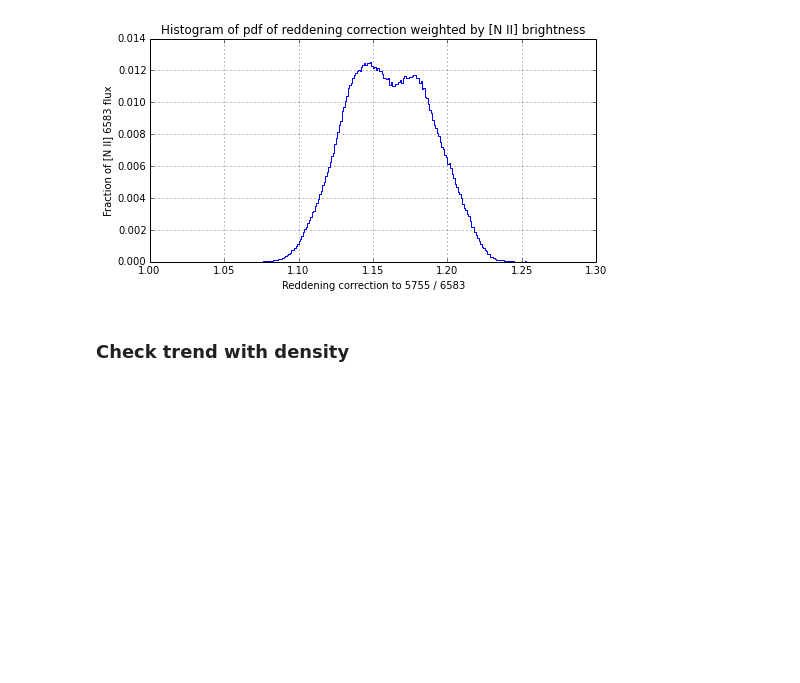
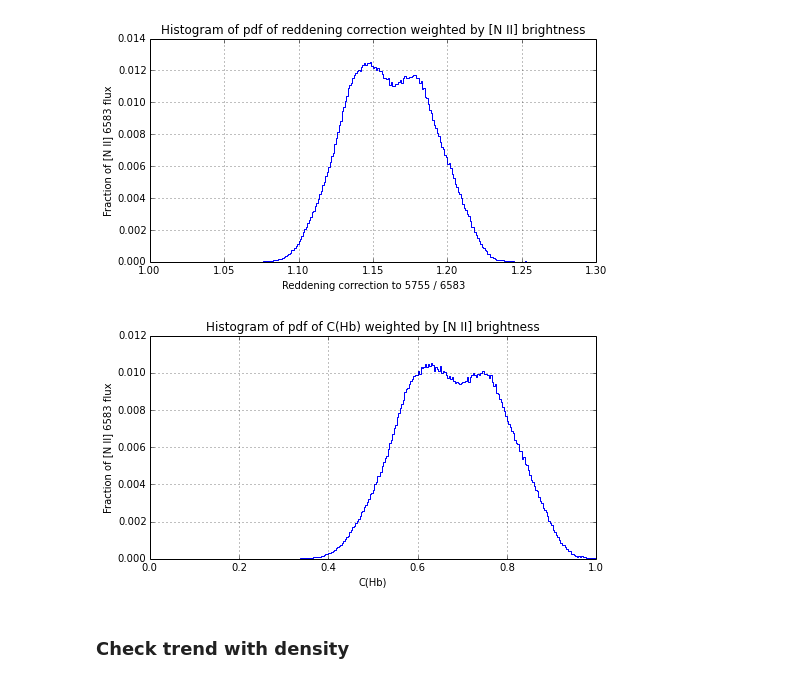
Before and after one commit to deprecated/orion-tsq, a Jupyter notebook: WFC3 images exploration.ipynb, the cells around one changed output. Saved outputs shown, nothing was run; the diff lists cells and outputs as text; code cells hidden in the pictures; blank space fills up the shorter version.

```diff
--- a/WFC3 images exploration.ipynb
+++ b/WFC3 images exploration.ipynb
@@ -1044,6 +1054,18 @@ ylabel("Fraction of [N II] 6583 flux")
 gcf().set_size_inches(8,4)
 # %% [output]
 [figure]
+# %%
+hist, edges = np.histogram(chb[m], bins=300, range=[0.0, 1.0],
+                           weights=s658[m], density=True)
+centers = 0.5*(edges[:-1] + edges[1:])
+plot(centers, hist*(edges[1] - edges[0]), drawstyle="steps-mid", alpha=1.0)
+grid()
+title("Histogram of pdf of C(Hb) weighted by [N II] brightness")
+xlabel("C(Hb)")
+ylabel("Fraction of [N II] 6583 flux")
+gcf().set_size_inches(8,4)
+# %% [output]
+[figure, added]
 # %% [markdown]
 ### Check trend with density
 # %%
```
Also changed, not shown: parts of 14 cells of this notebook, 10 other files.
